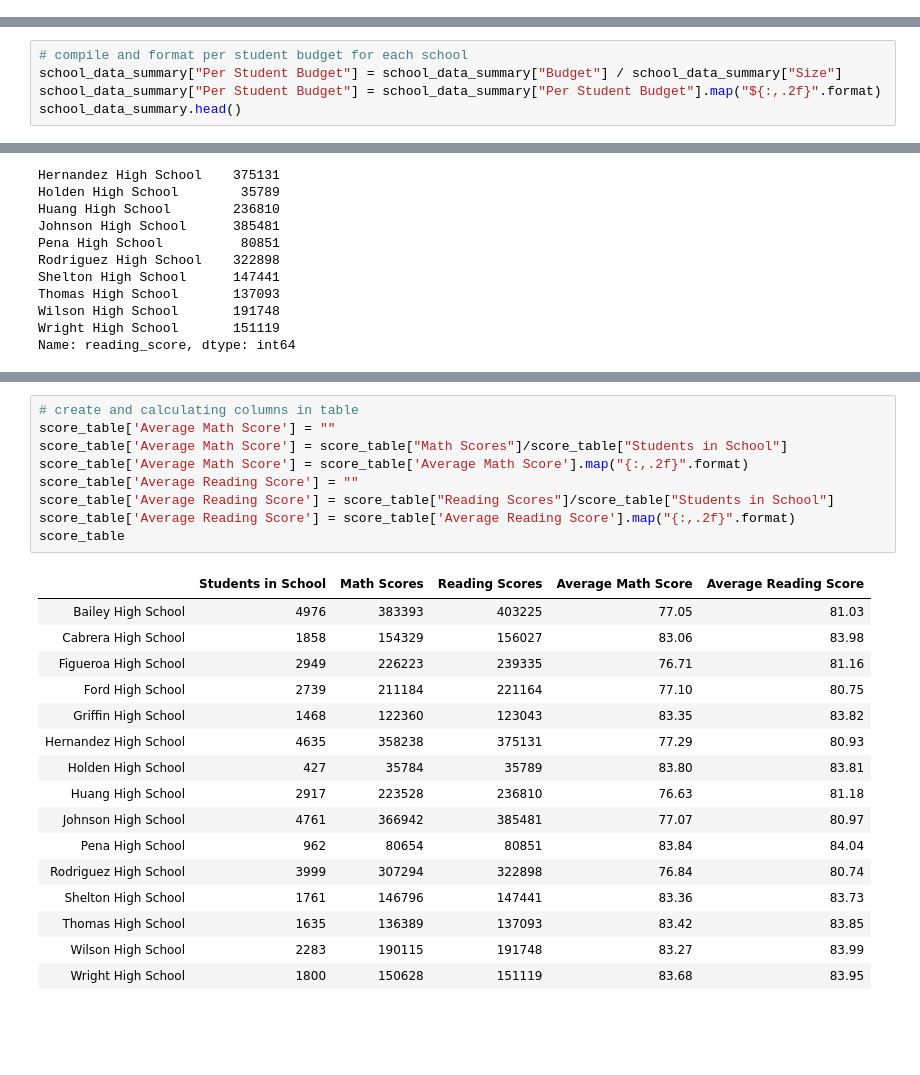
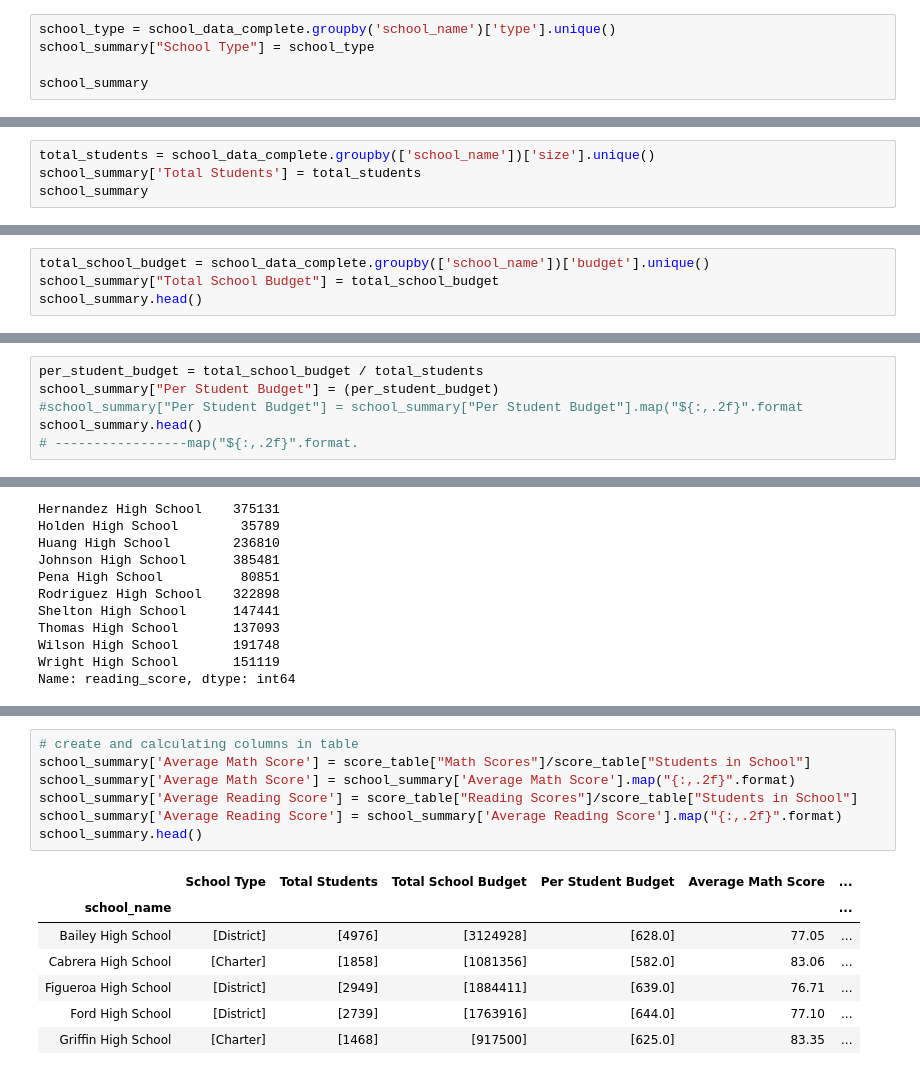
Before and after one commit to ejmayer/PyCitySchools, a Jupyter notebook: CitySchools.ipynb, the cells around one changed output, grey strips where cells are left out. Cells and saved outputs as stored; diff of their text form; blank space fills up the shorter version.

Commit message:
fix school summary chart

```diff
--- a/CitySchools.ipynb
+++ b/CitySchools.ipynb
@@ -159,0 +170,5 @@ school_data_summary.head()
+# %%
+school_type = school_data_complete.groupby('school_name')['type'].unique()
+school_summary["School Type"] = school_type
+
+school_summary
@@ -159,0 +193,4 @@ school_data_summary.head()
+# %%
+total_students = school_data_complete.groupby(['school_name'])['size'].unique()
+school_summary['Total Students'] = total_students
+school_summary
@@ -159,0 +215,4 @@ school_data_summary.head()
+# %%
+total_school_budget = school_data_complete.groupby(['school_name'])['budget'].unique()
+school_summary["Total School Budget"] = total_school_budget
+school_summary.head()
@@ -160,6 +227,7 @@ school_data_summary.head()
 # %%
-# compile and format per student budget for each school
-school_data_summary["Per Student Budget"] = school_data_summary["Budget"] / school_data_summary["Size"]
-school_data_summary["Per Student Budget"] = school_data_summary["Per Student Budget"].map("${:,.2f}".format)
-school_data_summary.head()
+per_student_budget = total_school_budget / total_students
+school_summary["Per Student Budget"] = (per_student_budget)
+#school_summary["Per Student Budget"] = school_summary["Per Student Budget"].map("${:,.2f}".format
+school_summary.head()
+# -----------------map("${:,.2f}".format.
 # %% [output]
@@ -249,26 +328,15 @@ score_table.head()
 # %%
 # create and calculating columns in table
-score_table['Average Math Score'] = ""
-score_table['Average Math Score'] = score_table["Math Scores"]/score_table["Students in School"]
-score_table['Average Math Score'] = score_table['Average Math Score'].map("{:,.2f}".format)
-score_table['Average Reading Score'] = ""
-score_table['Average Reading Score'] = score_table["Reading Scores"]/score_table["Students in School"]
-score_table['Average Reading Score'] = score_table['Average Reading Score'].map("{:,.2f}".format)
-score_table
+school_summary['Average Math Score'] = score_table["Math Scores"]/score_table["Students in School"]
+school_summary['Average Math Score'] = school_summary['Average Math Score'].map("{:,.2f}".format)
+school_summary['Average Reading Score'] = score_table["Reading Scores"]/score_table["Students in School"]
+school_summary['Average Reading Score'] = school_summary['Average Reading Score'].map("{:,.2f}".format)
+school_summary.head()
 # %% [output]
-|  | Students in School | Math Scores | Reading Scores | Average Math Score | Average Reading Score |
-| Bailey High School | 4976 | 383393 | 403225 | 77.05 | 81.03 |
-| Cabrera High School | 1858 | 154329 | 156027 | 83.06 | 83.98 |
-| Figueroa High School | 2949 | 226223 | 239335 | 76.71 | 81.16 |
-| Ford High School | 2739 | 211184 | 221164 | 77.10 | 80.75 |
-| Griffin High School | 1468 | 122360 | 123043 | 83.35 | 83.82 |
-| Hernandez High School | 4635 | 358238 | 375131 | 77.29 | 80.93 |
-| Holden High School | 427 | 35784 | 35789 | 83.80 | 83.81 |
-| Huang High School | 2917 | 223528 | 236810 | 76.63 | 81.18 |
-| Johnson High School | 4761 | 366942 | 385481 | 77.07 | 80.97 |
-| Pena High School | 962 | 80654 | 80851 | 83.84 | 84.04 |
-| Rodriguez High School | 3999 | 307294 | 322898 | 76.84 | 80.74 |
-| Shelton High School | 1761 | 146796 | 147441 | 83.36 | 83.73 |
-| Thomas High School | 1635 | 136389 | 137093 | 83.42 | 83.85 |
-| Wilson High School | 2283 | 190115 | 191748 | 83.27 | 83.99 |
-| Wright High School | 1800 | 150628 | 151119 | 83.68 | 83.95 |
+|  | School Type | Total Students | Total School Budget | Per Student Budget | Average Math Score | ... |
+| school_name |  |  |  |  |  | ... |
+| Bailey High School | [District] | [4976] | [3124928] | [628.0] | 77.05 | ... |
+| Cabrera High School | [Charter] | [1858] | [1081356] | [582.0] | 83.06 | ... |
+| Figueroa High School | [District] | [2949] | [1884411] | [639.0] | 76.71 | ... |
+| Ford High School | [District] | [2739] | [1763916] | [644.0] | 77.10 | ... |
+| Griffin High School | [Charter] | [1468] | [917500] | [625.0] | 83.35 | ... |
```
Also changed, not shown: parts of 20 cells of this notebook.
